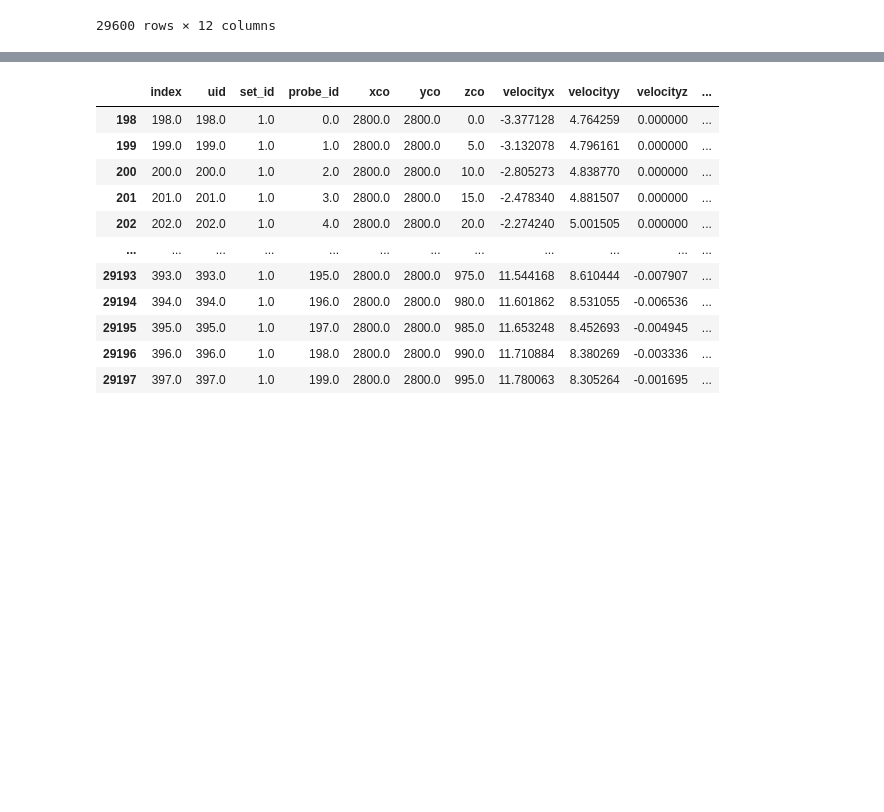
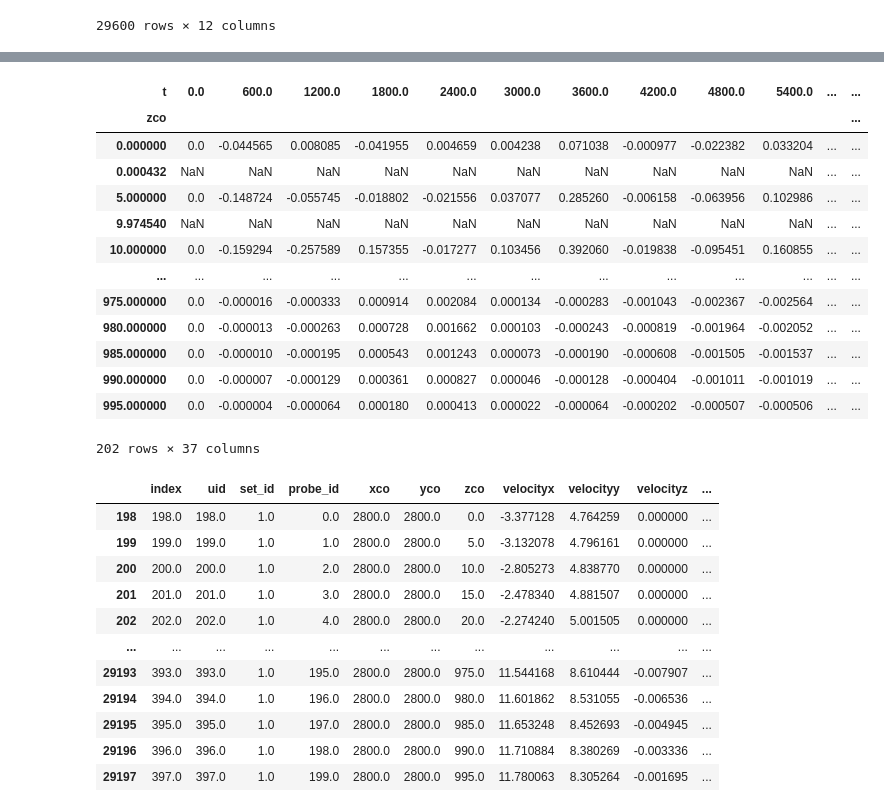
Before and after one commit to joejoeyjoseph/awaken-code, a Jupyter notebook: eagle/04_tower.ipynb, the cells around one changed output, grey strips where cells are left out. Saved outputs shown, nothing was run; the diff lists cells and outputs as text; code cells hidden in the pictures; blank space fills up the shorter version.

```diff
--- a/eagle/04_tower.ipynb
+++ b/eagle/04_tower.ipynb
@@ -84,3 +120,20 @@ df_all['t'] = df_all['t']*dt
+# %%
+df_1
+# %% [output]
+| t | 0.0 | 600.0 | 1200.0 | 1800.0 | 2400.0 | 3000.0 | 3600.0 | 4200.0 | 4800.0 | 5400.0 | ... | ... |
+| zco |  |  |  |  |  |  |  |  |  |  |  | ... |
+| 0.000000 | 0.0 | -0.044565 | 0.008085 | -0.041955 | 0.004659 | 0.004238 | 0.071038 | -0.000977 | -0.022382 | 0.033204 | ... | ... |
+| 0.000432 | NaN | NaN | NaN | NaN | NaN | NaN | NaN | NaN | NaN | NaN | ... | ... |
+| 5.000000 | 0.0 | -0.148724 | -0.055745 | -0.018802 | -0.021556 | 0.037077 | 0.285260 | -0.006158 | -0.063956 | 0.102986 | ... | ... |
+| 9.974540 | NaN | NaN | NaN | NaN | NaN | NaN | NaN | NaN | NaN | NaN | ... | ... |
+| 10.000000 | 0.0 | -0.159294 | -0.257589 | 0.157355 | -0.017277 | 0.103456 | 0.392060 | -0.019838 | -0.095451 | 0.160855 | ... | ... |
+| ... | ... | ... | ... | ... | ... | ... | ... | ... | ... | ... | ... | ... |
+| 975.000000 | 0.0 | -0.000016 | -0.000333 | 0.000914 | 0.002084 | 0.000134 | -0.000283 | -0.001043 | -0.002367 | -0.002564 | ... | ... |
+| 980.000000 | 0.0 | -0.000013 | -0.000263 | 0.000728 | 0.001662 | 0.000103 | -0.000243 | -0.000819 | -0.001964 | -0.002052 | ... | ... |
+| 985.000000 | 0.0 | -0.000010 | -0.000195 | 0.000543 | 0.001243 | 0.000073 | -0.000190 | -0.000608 | -0.001505 | -0.001537 | ... | ... |
+| 990.000000 | 0.0 | -0.000007 | -0.000129 | 0.000361 | 0.000827 | 0.000046 | -0.000128 | -0.000404 | -0.001011 | -0.001019 | ... | ... |
+| 995.000000 | 0.0 | -0.000004 | -0.000064 | 0.000180 | 0.000413 | 0.000022 | -0.000064 | -0.000202 | -0.000507 | -0.000506 | ... | ... |
+202 rows × 37 columns
 # %%
 df_all.loc[(df_all['set_id'] == 1)]
 # %% [output]
```
Also changed, not shown: parts of 6 cells of this notebook.
